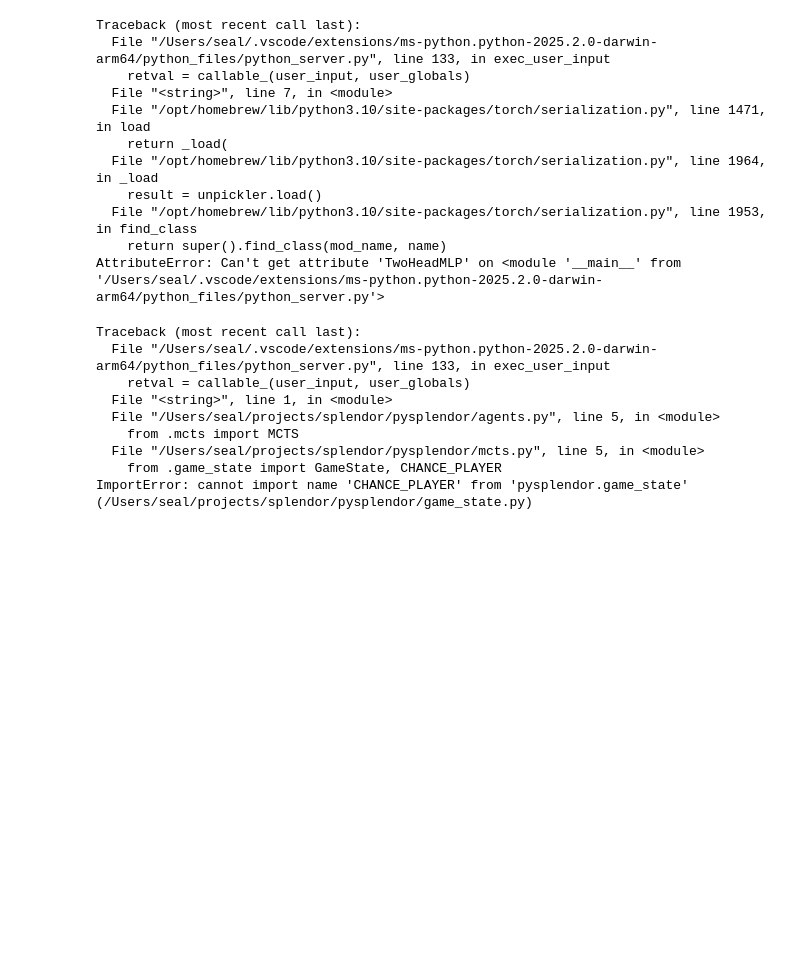
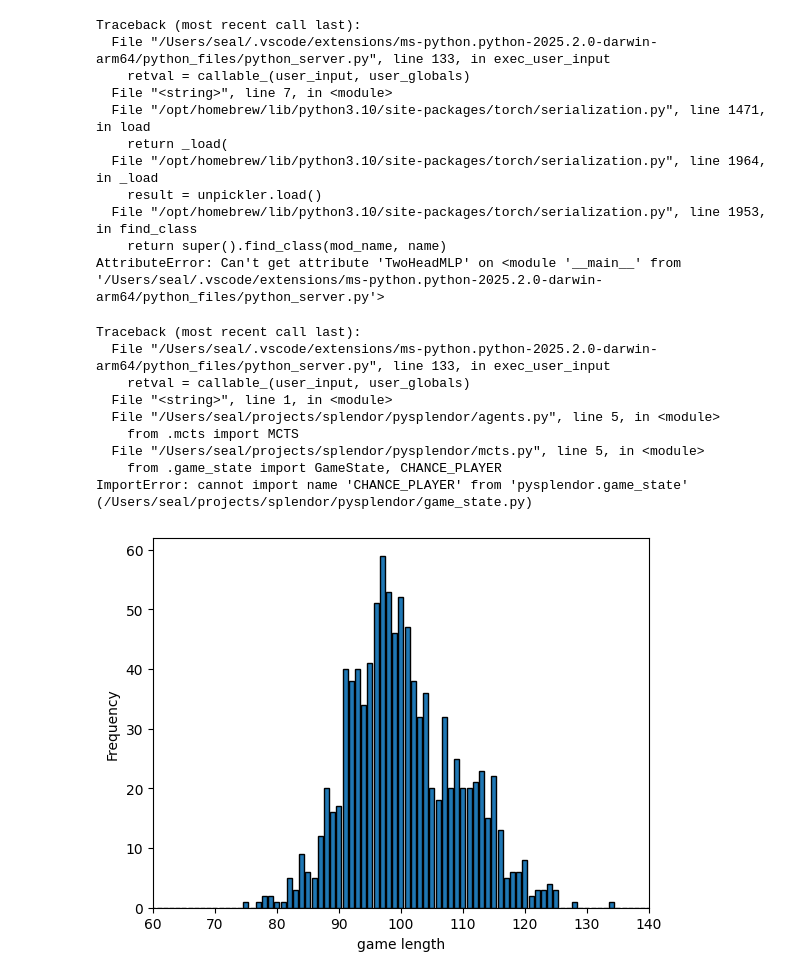
Before and after one commit to seal256/splendor, a Jupyter notebook: inspect_data.ipynb, the cells around one changed output. Cells and saved outputs as stored; diff of their text form; code cells hidden in the pictures; blank space fills up the shorter version.

```diff
--- a/inspect_data.ipynb
+++ b/inspect_data.ipynb
@@ -186,3 +187,19 @@ Traceback (most recent call last):
   File "/Users/seal/projects/splendor/pysplendor/mcts.py", line 5, in <module>
     from .game_state import GameState, CHANCE_PLAYER
 ImportError: cannot import name 'CHANCE_PLAYER' from 'pysplendor.game_state' (/Users/seal/projects/splendor/pysplendor/game_state.py)
+# %%
+traj_file = os.path.abspath('./data/traj_dump_1k_cpw.txt')
+
+max_len = 150
+game_lens = [0] * max_len
+for traj in traj_loader(traj_file):
+    game_lens[len(traj.actions)] += 1
+
+plt.bar(range(max_len), game_lens, edgecolor='black')
+
+plt.xlabel('game length')
+plt.ylabel('Frequency')
+plt.xlim(60, 140)
+plt.show()
+# %% [output]
+[figure, added]
```
Also changed, not shown: parts of 1 cell of this notebook, 5 other files.
